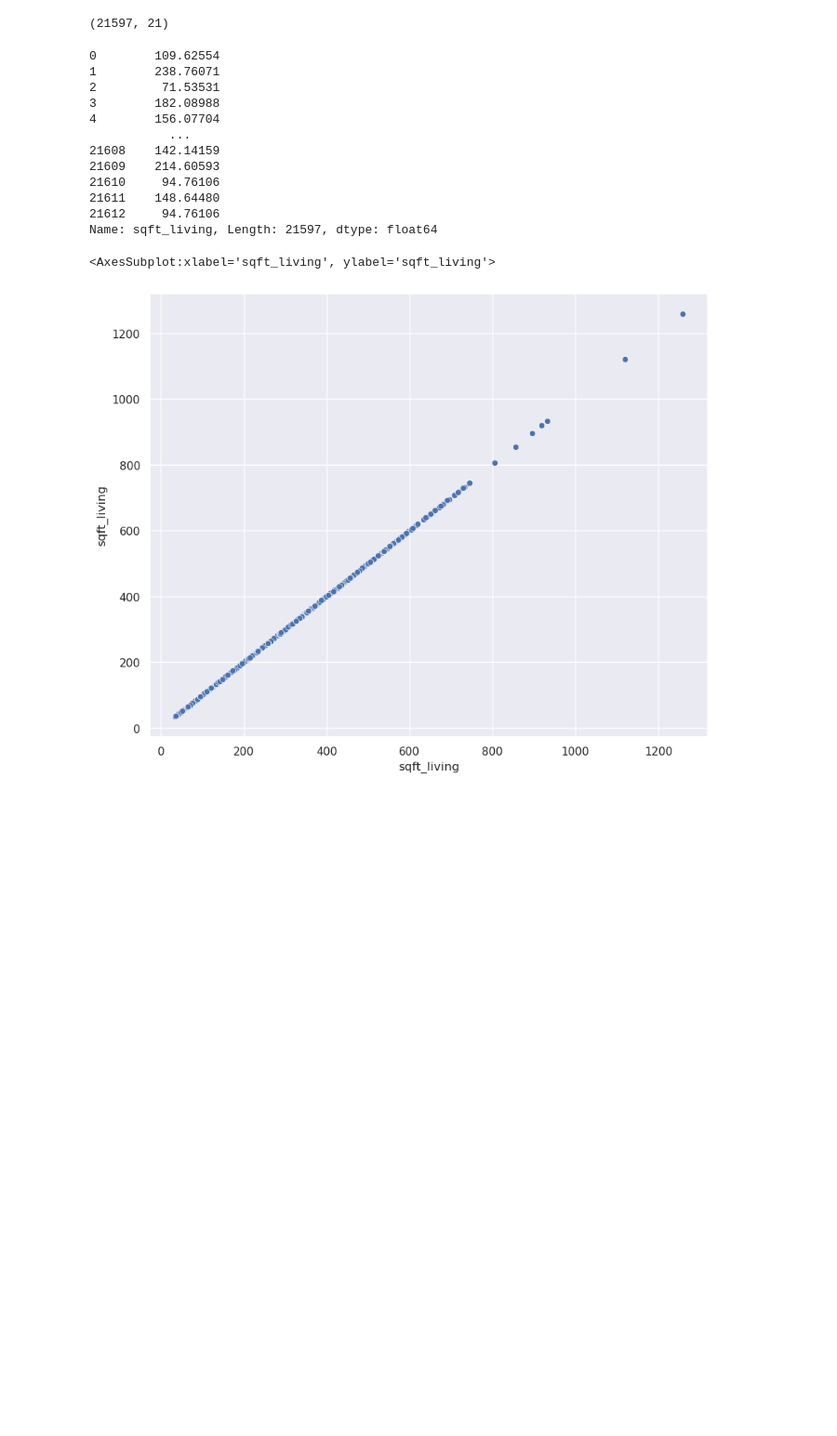
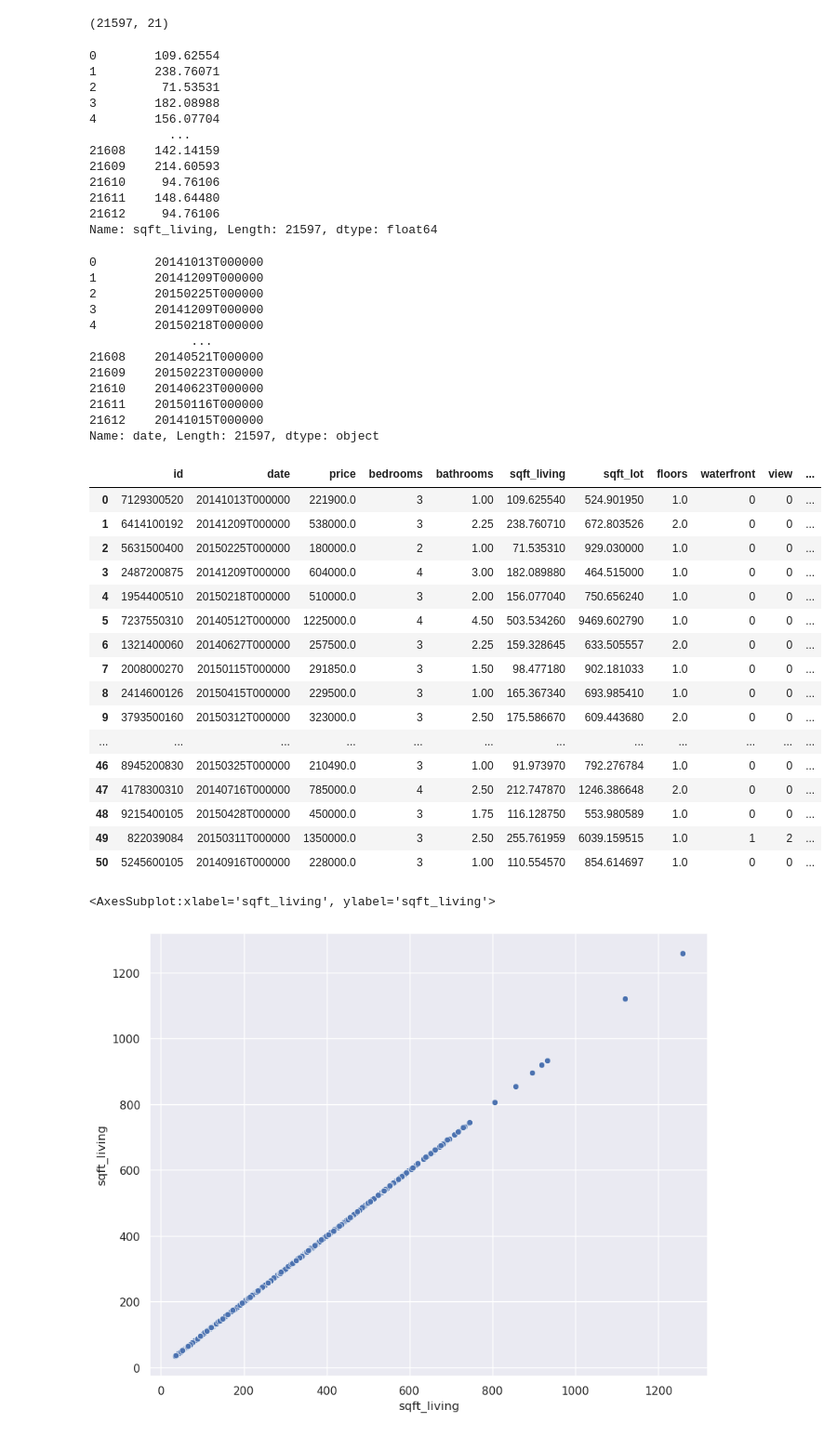
Before and after one commit to gfaille/imo, a Jupyter notebook: nettoyage.ipynb, the cells around one changed output. Shown at 93% size. Cells and saved outputs as stored; diff of their text form; code cells hidden in the pictures; blank space fills up the shorter version.

Commit message:
replace test non fonctionnelle

```diff
--- a/nettoyage.ipynb
+++ b/nettoyage.ipynb
@@ -8,7 +8,7 @@ from sklearn.model_selection import train_test_split
 from matplotlib.colors import ListedColormap
 from sklearn.neighbors import KNeighborsClassifier
 pd.options.display.max_rows = 150
-pd.options.display.max_columns = 24
+pd.options.display.max_columns = 50
 # %%
 df = pd.read_csv("immobilier.csv")
 print(df)
@@ -137,6 +137,40 @@ print(surface_maison)
 21611    148.64480
 21612     94.76106
 Name: sqft_living, Length: 21597, dtype: float64
+# %%
+test = df.loc[df["yr_renovated"] == 0, "date"] = 0
+print(test)
+df.head(51)
+# %% [output]
+0        20141013T000000
+1        20141209T000000
+2        20150225T000000
+3        20141209T000000
+4        20150218T000000
+              ...
+21608    20140521T000000
+21609    20150223T000000
+21610    20140623T000000
+21611    20150116T000000
+21612    20141015T000000
+Name: date, Length: 21597, dtype: object
+|  | id | date | price | bedrooms | bathrooms | sqft_living | sqft_lot | floors | waterfront | view | ... |
+| 0 | 7129300520 | 20141013T000000 | 221900.0 | 3 | 1.00 | 109.625540 | 524.901950 | 1.0 | 0 | 0 | ... |
+| 1 | 6414100192 | 20141209T000000 | 538000.0 | 3 | 2.25 | 238.760710 | 672.803526 | 2.0 | 0 | 0 | ... |
+| 2 | 5631500400 | 20150225T000000 | 180000.0 | 2 | 1.00 | 71.535310 | 929.030000 | 1.0 | 0 | 0 | ... |
+| 3 | 2487200875 | 20141209T000000 | 604000.0 | 4 | 3.00 | 182.089880 | 464.515000 | 1.0 | 0 | 0 | ... |
+| 4 | 1954400510 | 20150218T000000 | 510000.0 | 3 | 2.00 | 156.077040 | 750.656240 | 1.0 | 0 | 0 | ... |
+| 5 | 7237550310 | 20140512T000000 | 1225000.0 | 4 | 4.50 | 503.534260 | 9469.602790 | 1.0 | 0 | 0 | ... |
+| 6 | 1321400060 | 20140627T000000 | 257500.0 | 3 | 2.25 | 159.328645 | 633.505557 | 2.0 | 0 | 0 | ... |
+| 7 | 2008000270 | 20150115T000000 | 291850.0 | 3 | 1.50 | 98.477180 | 902.181033 | 1.0 | 0 | 0 | ... |
+| 8 | 2414600126 | 20150415T000000 | 229500.0 | 3 | 1.00 | 165.367340 | 693.985410 | 1.0 | 0 | 0 | ... |
+| 9 | 3793500160 | 20150312T000000 | 323000.0 | 3 | 2.50 | 175.586670 | 609.443680 | 2.0 | 0 | 0 | ... |
+| ... | ... | ... | ... | ... | ... | ... | ... | ... | ... | ... | ... |
+| 46 | 8945200830 | 20150325T000000 | 210490.0 | 3 | 1.00 | 91.973970 | 792.276784 | 1.0 | 0 | 0 | ... |
+| 47 | 4178300310 | 20140716T000000 | 785000.0 | 4 | 2.50 | 212.747870 | 1246.386648 | 2.0 | 0 | 0 | ... |
+| 48 | 9215400105 | 20150428T000000 | 450000.0 | 3 | 1.75 | 116.128750 | 553.980589 | 1.0 | 0 | 0 | ... |
+| 49 | 822039084 | 20150311T000000 | 1350000.0 | 3 | 2.50 | 255.761959 | 6039.159515 | 1.0 | 1 | 2 | ... |
+| 50 | 5245600105 | 20140916T000000 | 228000.0 | 3 | 1.00 | 110.554570 | 854.614697 | 1.0 | 0 | 0 | ... |
 # %%
 sns.set(rc = {"figure.figsize" : (10,8)})
 sns.scatterplot(df, x="sqft_living", y="sqft_living")
```
Also changed, not shown: parts of 3 cells of this notebook.
